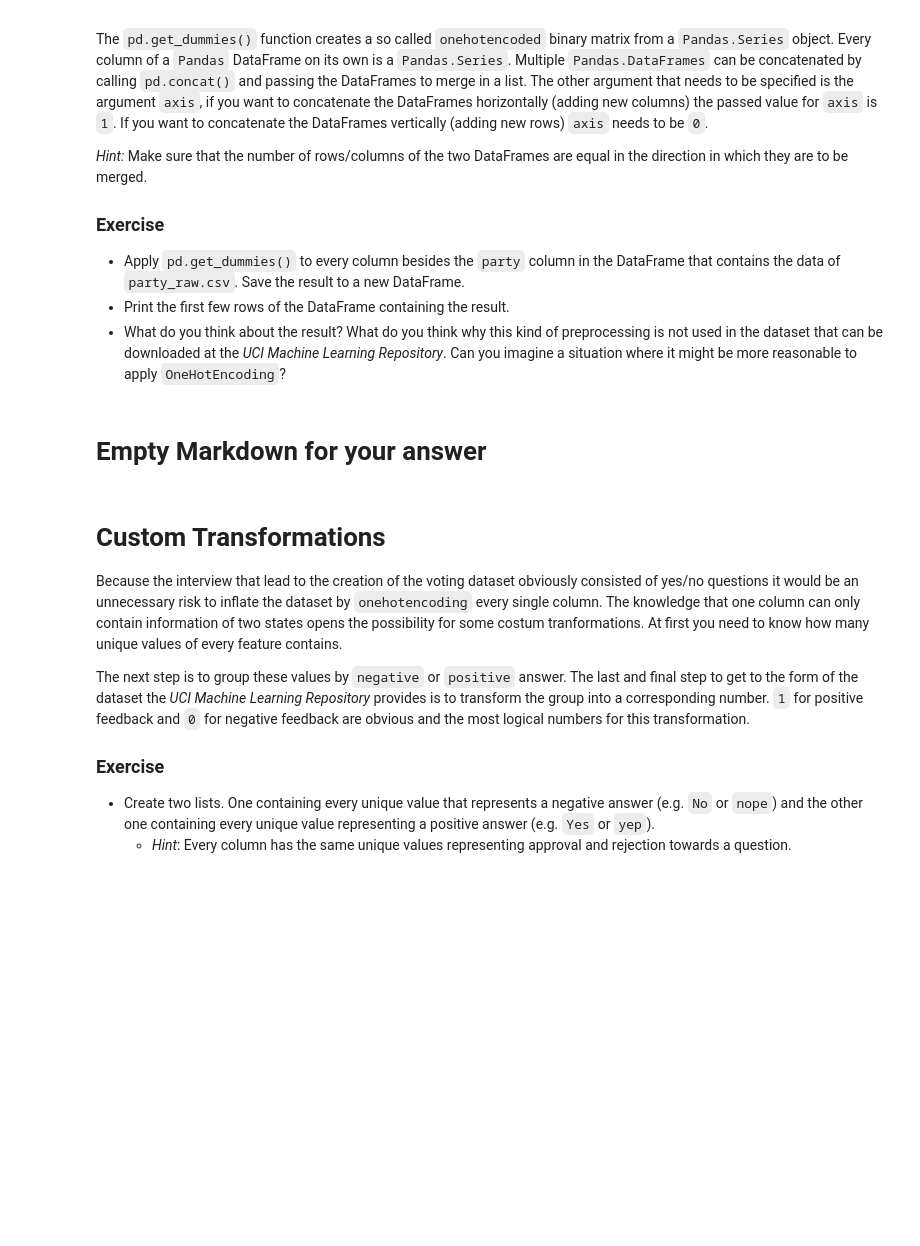
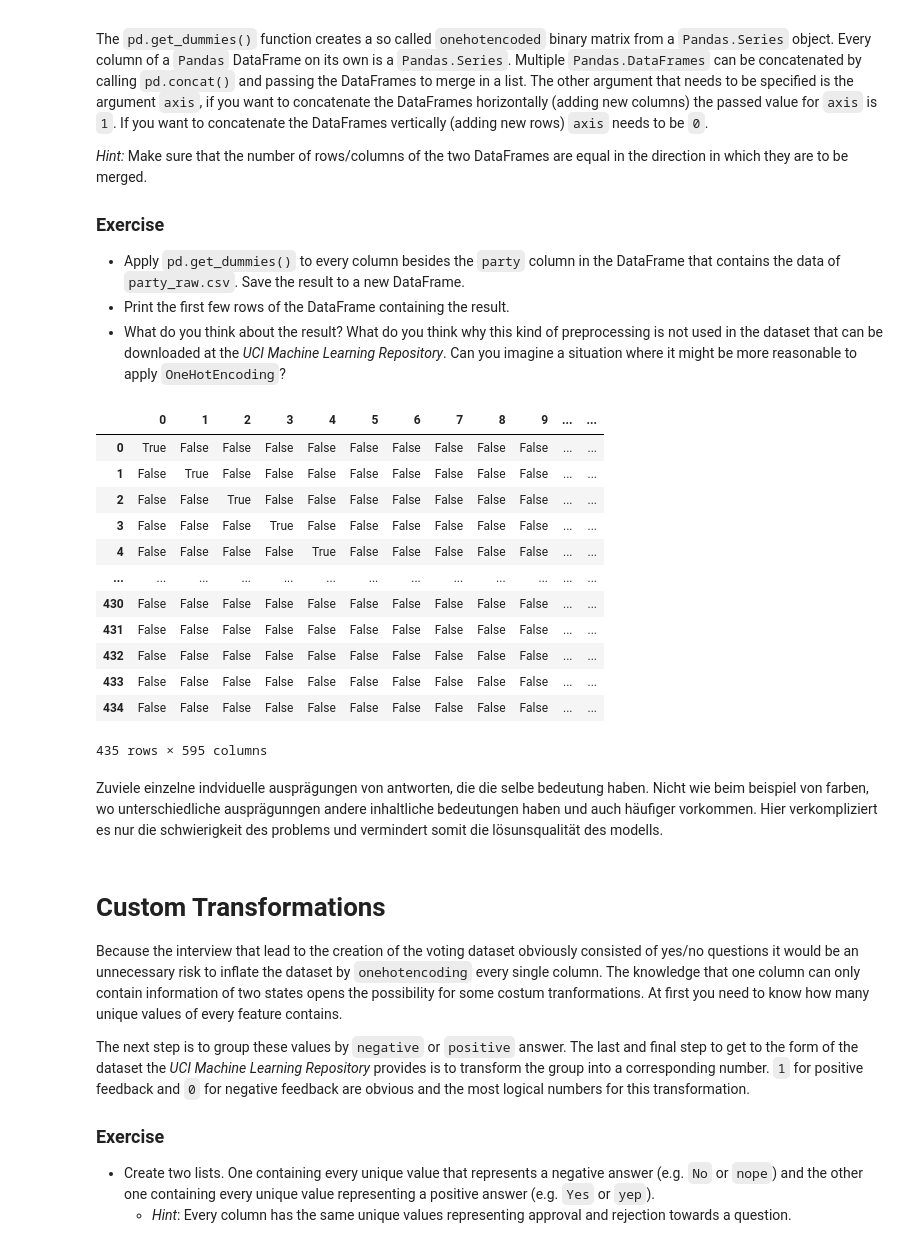
Before and after one commit to maximusbirkefeld/business_intelligence, a Jupyter notebook: Aufgabe3/Exercise 3 Preprocessing and Classification.ipynb, the cells around one changed output. Drawn from its saved outputs; the diff is of its cells as text; code cells hidden in the pictures; blank space fills up the shorter version.

```diff
--- a/Aufgabe3/Exercise 3 Preprocessing and Classification.ipynb
+++ b/Aufgabe3/Exercise 3 Preprocessing and Classification.ipynb
@@ -113,20 +105,37 @@ The `pd.get_dummies()` function creates a so called `onehotencoded` binary matri
 # %%
 #Define empty DataFrame for transformed result
 ohe_party = pd.DataFrame({})
 
 #OneHotEncode all features of raw voting data
-for col in ______________:
+for col in party_imputed.columns:
 
     if col == 'party':
-        ___________
+        continue
 
     temp_transformed = pd.get_dummies(party_imputed[col])
-    ohe_party = pd.concat([_____________], axis=1)
+    ohe_party = pd.concat([ohe_party, temp_transformed], axis=1)
 
 
 #Print the first few rows of the result
+display(ohe_party)
+# %% [output]
+|  | 0 | 1 | 2 | 3 | 4 | 5 | 6 | 7 | 8 | 9 | ... | ... |
+| 0 | True | False | False | False | False | False | False | False | False | False | ... | ... |
+| 1 | False | True | False | False | False | False | False | False | False | False | ... | ... |
+| 2 | False | False | True | False | False | False | False | False | False | False | ... | ... |
+| 3 | False | False | False | True | False | False | False | False | False | False | ... | ... |
+| 4 | False | False | False | False | True | False | False | False | False | False | ... | ... |
+| ... | ... | ... | ... | ... | ... | ... | ... | ... | ... | ... | ... | ... |
+| 430 | False | False | False | False | False | False | False | False | False | False | ... | ... |
+| 431 | False | False | False | False | False | False | False | False | False | False | ... | ... |
+| 432 | False | False | False | False | False | False | False | False | False | False | ... | ... |
+| 433 | False | False | False | False | False | False | False | False | False | False | ... | ... |
+| 434 | False | False | False | False | False | False | False | False | False | False | ... | ... |
+435 rows × 595 columns
-# %% [markdown]
-# Empty Markdown for your answer
+# %% [markdown]
+Zuviele einzelne indviduelle ausprägungen von antworten, die die selbe bedeutung haben.
+Nicht wie beim beispiel von farben, wo unterschiedliche ausprägunngen andere inhaltliche bedeutungen haben und auch häufiger vorkommen.
+Hier verkompliziert es nur die schwierigkeit des problems und vermindert somit die lösunsqualität des modells.
 # %% [markdown]
 # Custom Transformations
 
```
Also changed, not shown: parts of 6 cells of this notebook, 1 other file.
